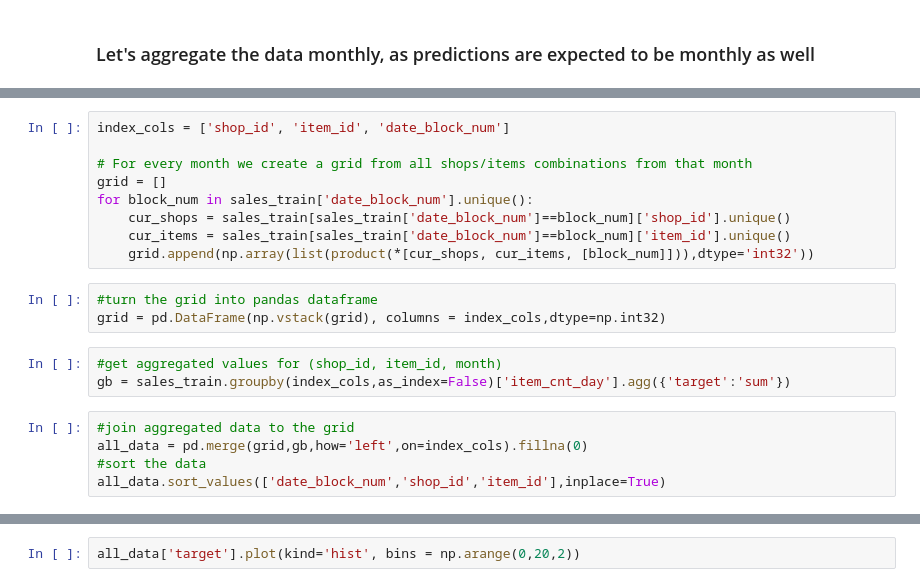
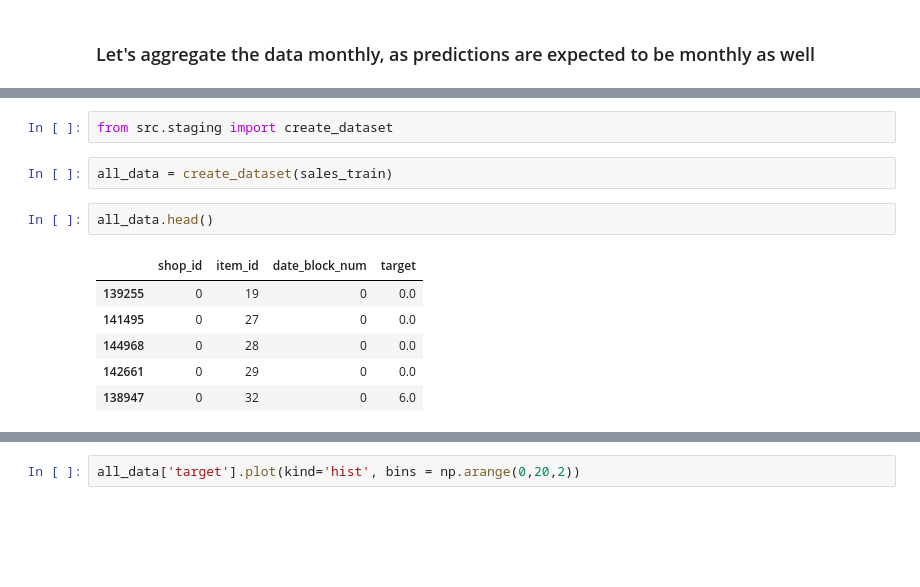
Before and after one commit to netomenoci/kaggle_sales, a Jupyter notebook: notebooks/EDA.ipynb, the cells around one changed output, grey strips where cells are left out. Saved outputs shown, nothing was run; the diff lists cells and outputs as text; blank space fills up the shorter version.

```diff
--- a/notebooks/EDA.ipynb
+++ b/notebooks/EDA.ipynb
@@ -81,20 +75,13 @@ from itertools import product
-# %%
-index_cols = ['shop_id', 'item_id', 'date_block_num']
-
-# For every month we create a grid from all shops/items combinations from that month
-grid = []
-for block_num in sales_train['date_block_num'].unique():
-    cur_shops = sales_train[sales_train['date_block_num']==block_num]['shop_id'].unique()
-    cur_items = sales_train[sales_train['date_block_num']==block_num]['item_id'].unique()
-    grid.append(np.array(list(product(*[cur_shops, cur_items, [block_num]])),dtype='int32'))
+# %%
+from src.staging import create_dataset
 # %%
-#turn the grid into pandas dataframe
-grid = pd.DataFrame(np.vstack(grid), columns = index_cols,dtype=np.int32)
+all_data = create_dataset(sales_train)
 # %%
-#get aggregated values for (shop_id, item_id, month)
-gb = sales_train.groupby(index_cols,as_index=False)['item_cnt_day'].agg({'target':'sum'})
+all_data.head()
+# %% [output]
+|  | shop_id | item_id | date_block_num | target |
+| 139255 | 0 | 19 | 0 | 0.0 |
+| 141495 | 0 | 27 | 0 | 0.0 |
+| 144968 | 0 | 28 | 0 | 0.0 |
+| 142661 | 0 | 29 | 0 | 0.0 |
+| 138947 | 0 | 32 | 0 | 6.0 |
-# %%
-#join aggregated data to the grid
-all_data = pd.merge(grid,gb,how='left',on=index_cols).fillna(0)
-#sort the data
-all_data.sort_values(['date_block_num','shop_id','item_id'],inplace=True)
```
Also changed, not shown: parts of 58 cells of this notebook, 2 other files.
